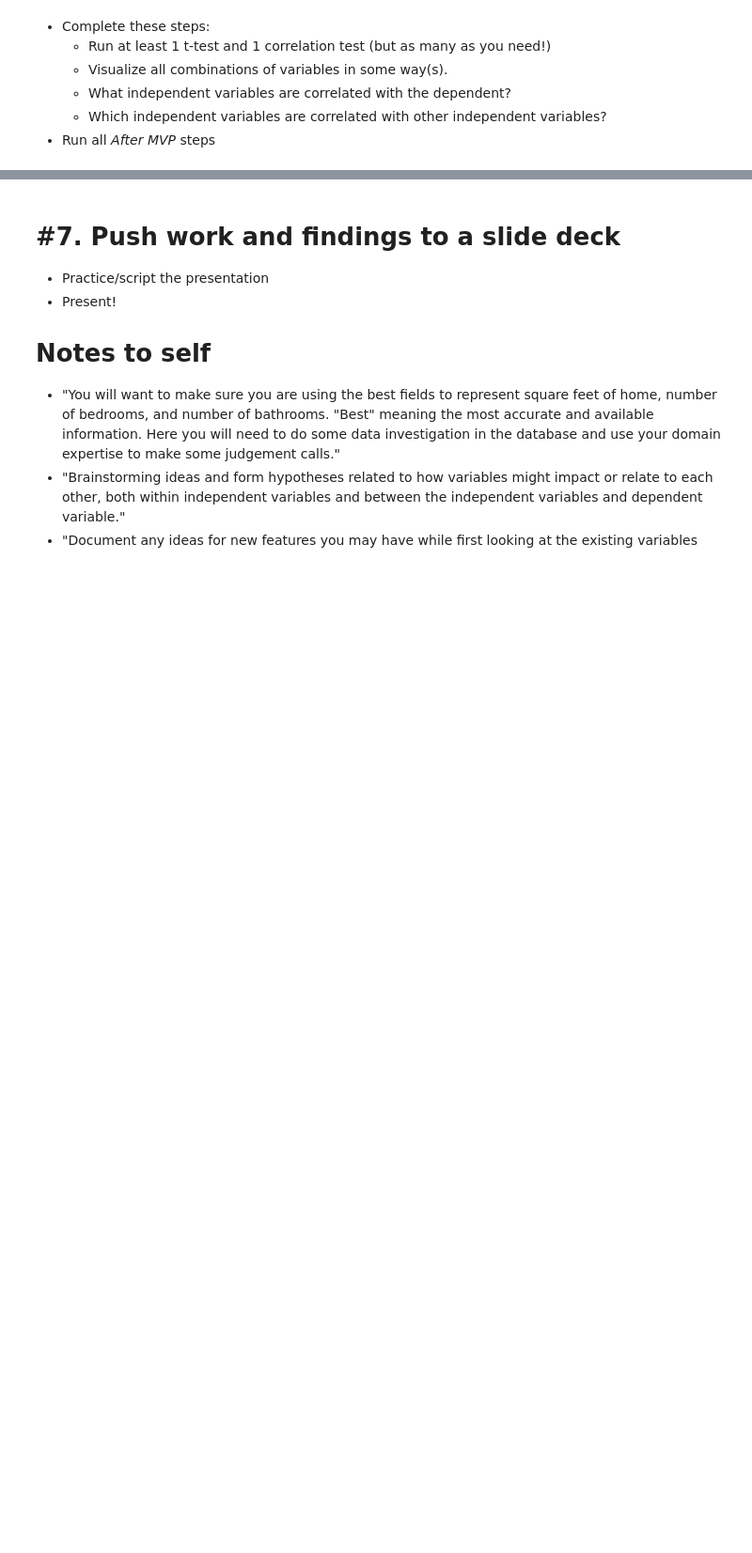
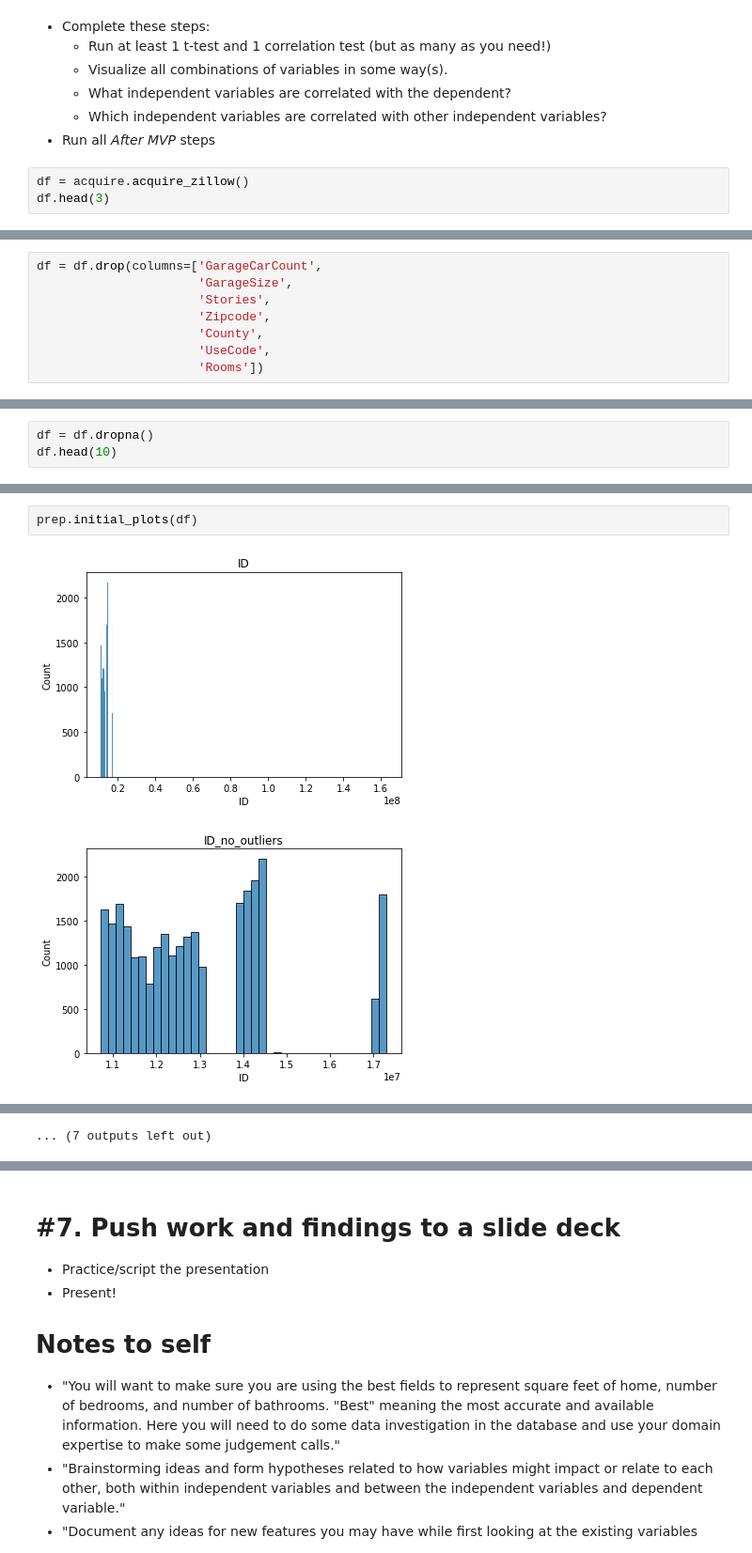
Before and after one commit to JacobPaxton/zillow-regression-project, a Jupyter notebook: draft_workspace.ipynb, the cells around one changed output, grey strips where cells are left out. Shown at 94% size. Cells and saved outputs as stored; diff of their text form; blank space fills up the shorter version.

```diff
--- a/draft_workspace.ipynb
+++ b/draft_workspace.ipynb
@@ -451,3 +580,6 @@ running_df
     * What independent variables are correlated with the dependent?
     * Which independent variables are correlated with other independent variables?
 * Run all *After MVP* steps
+# %%
+df = acquire.acquire_zillow()
+df.head(3)
@@ -453,0 +631,8 @@ running_df
+# %%
+df = df.drop(columns=['GarageCarCount',
+                      'GarageSize',
+                      'Stories',
+                      'Zipcode',
+                      'County',
+                      'UseCode',
+                      'Rooms'])
@@ -453,0 +647,3 @@ running_df
+# %%
+df = df.dropna()
+df.head(10)
@@ -453,0 +709,5 @@ running_df
+# %%
+prep.initial_plots(df)
+# %% [output]
+[figure, added]
+[figure, added]
@@ -453,0 +724 @@ running_df
+... (7 outputs left out)
```
Also changed, not shown: parts of 54 cells of this notebook.
